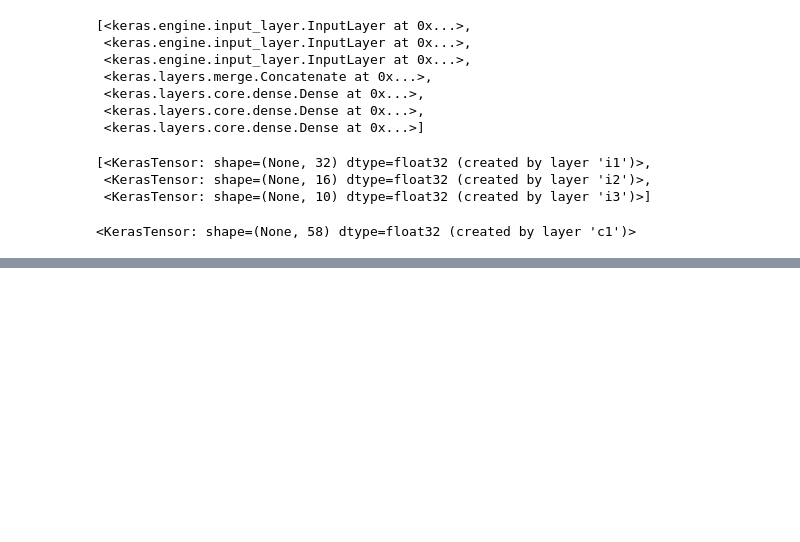
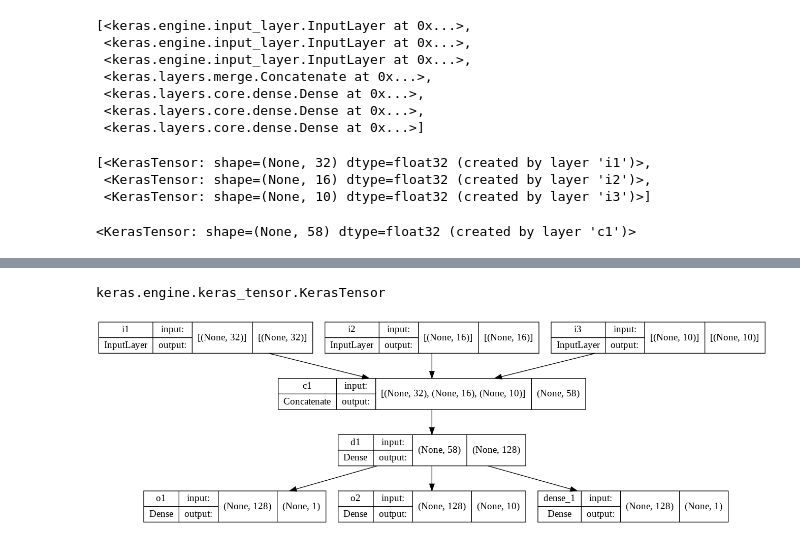
Before and after one commit to santoshrsarangi/tensorflow, a Jupyter notebook: 3_Multi_Input_and_Output_Model.ipynb, the cells around one changed output, grey strips where cells are left out. Cells and saved outputs as stored; diff of their text form; code cells hidden in the pictures; blank space fills up the shorter version.

Commit message:
Adding new output to existing model

```diff
--- a/3_Multi_Input_and_Output_Model.ipynb
+++ b/3_Multi_Input_and_Output_Model.ipynb
@@ -115,0 +126,17 @@ pred_o1, pred_o2 = model.predict([test_data_1, test_data_2, test_data_3])
+# %%
+sample_dense_layer = model.layers[4].output
+# %%
+output_4 = layers.Dense(1, activation="relu")(sample_dense_layer)
+# %%
+type(sample_dense_layer)
+# %% [output]
+keras.engine.keras_tensor.KerasTensor
+# %%
+new_model = keras.Model(
+    inputs=[input_1, input_2, input_3],
+    outputs = [output_1, output_2, output_4]
+)
+# %%
+keras.utils.plot_model(new_model, show_shapes=True)
+# %% [output]
+[figure, added]
```
Also changed, not shown: parts of 6 cells of this notebook.
